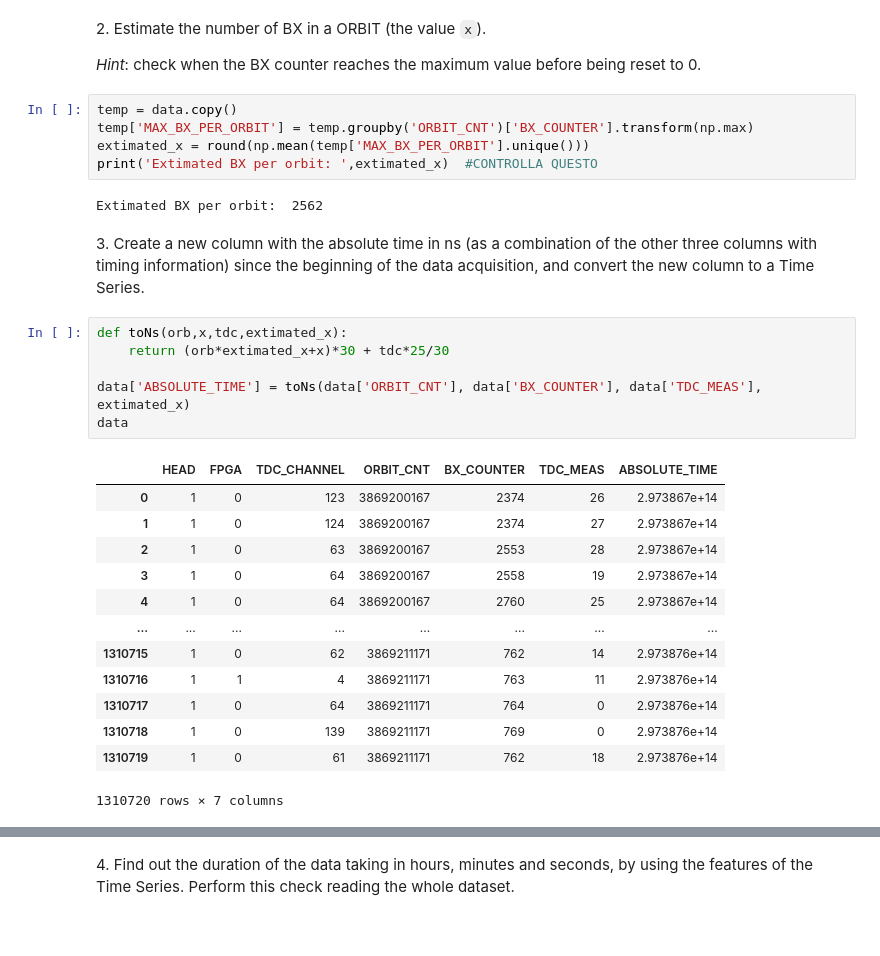
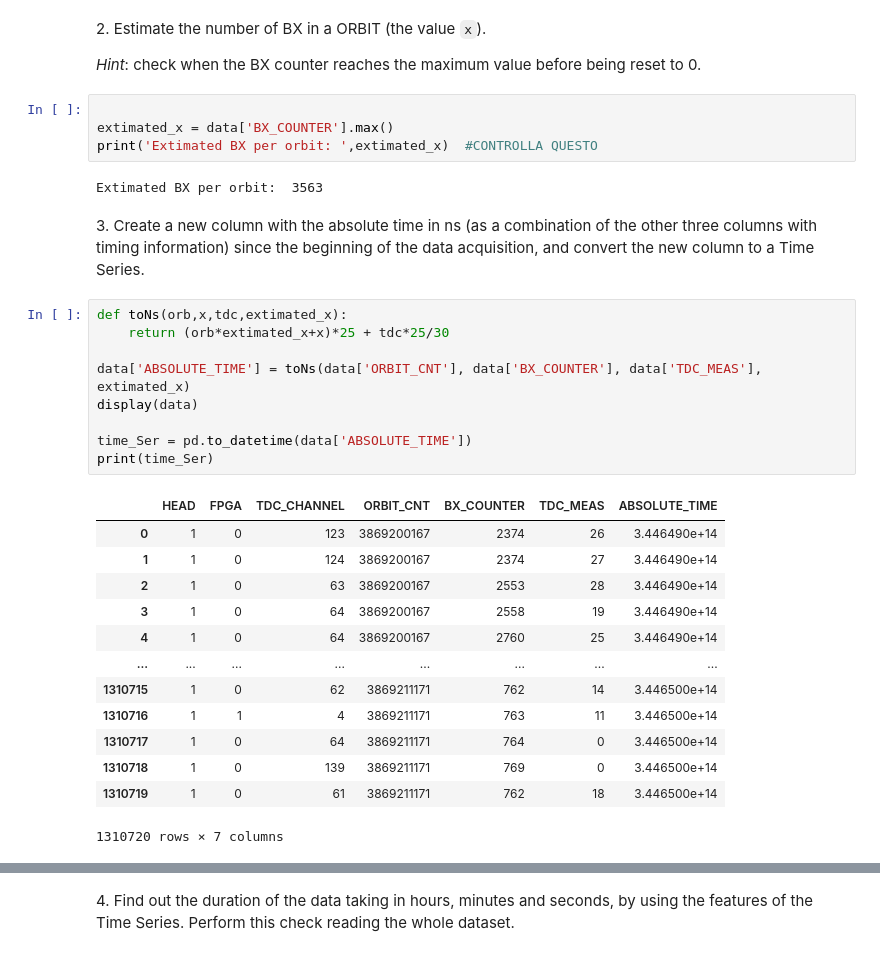
Before and after one commit to zucchett/ScientificComputingWithPython2022, a Jupyter notebook: 05ex_pandas.ipynb, the cells around one changed output, grey strips where cells are left out. Drawn from its saved outputs; the diff is of its cells as text.

```diff
--- a/05ex_pandas.ipynb
+++ b/05ex_pandas.ipynb
@@ -38,31 +38,33 @@ data
 
 *Hint*: check when the BX counter reaches the maximum value before being reset to 0.
 # %%
-temp = data.copy()
-temp['MAX_BX_PER_ORBIT'] = temp.groupby('ORBIT_CNT')['BX_COUNTER'].transform(np.max)
-extimated_x = round(np.mean(temp['MAX_BX_PER_ORBIT'].unique()))
+
+extimated_x = data['BX_COUNTER'].max()
 print('Extimated BX per orbit: ',extimated_x)  #CONTROLLA QUESTO
 # %% [output]
-Extimated BX per orbit:  2562
+Extimated BX per orbit:  3563
 # %% [markdown]
 3\. Create a new column with the absolute time in ns (as a combination of the other three columns with timing information) since the beginning of the data acquisition, and convert the new column to a Time Series.
 # %%
 def toNs(orb,x,tdc,extimated_x):
-    return (orb*extimated_x+x)*30 + tdc*25/30
+    return (orb*extimated_x+x)*25 + tdc*25/30
 
 data['ABSOLUTE_TIME'] = toNs(data['ORBIT_CNT'], data['BX_COUNTER'], data['TDC_MEAS'], extimated_x)
-data
+display(data)
+
+time_Ser = pd.to_datetime(data['ABSOLUTE_TIME'])
+print(time_Ser)
 # %% [output]
 |  | HEAD | FPGA | TDC_CHANNEL | ORBIT_CNT | BX_COUNTER | TDC_MEAS | ABSOLUTE_TIME |
-| 0 | 1 | 0 | 123 | 3869200167 | 2374 | 26 | 2.973867e+14 |
-| 1 | 1 | 0 | 124 | 3869200167 | 2374 | 27 | 2.973867e+14 |
-| 2 | 1 | 0 | 63 | 3869200167 | 2553 | 28 | 2.973867e+14 |
-| 3 | 1 | 0 | 64 | 3869200167 | 2558 | 19 | 2.973867e+14 |
-| 4 | 1 | 0 | 64 | 3869200167 | 2760 | 25 | 2.973867e+14 |
+| 0 | 1 | 0 | 123 | 3869200167 | 2374 | 26 | 3.446490e+14 |
+| 1 | 1 | 0 | 124 | 3869200167 | 2374 | 27 | 3.446490e+14 |
+| 2 | 1 | 0 | 63 | 3869200167 | 2553 | 28 | 3.446490e+14 |
+| 3 | 1 | 0 | 64 | 3869200167 | 2558 | 19 | 3.446490e+14 |
+| 4 | 1 | 0 | 64 | 3869200167 | 2760 | 25 | 3.446490e+14 |
 | ... | ... | ... | ... | ... | ... | ... | ... |
-| 1310715 | 1 | 0 | 62 | 3869211171 | 762 | 14 | 2.973876e+14 |
-| 1310716 | 1 | 1 | 4 | 3869211171 | 763 | 11 | 2.973876e+14 |
-| 1310717 | 1 | 0 | 64 | 3869211171 | 764 | 0 | 2.973876e+14 |
-| 1310718 | 1 | 0 | 139 | 3869211171 | 769 | 0 | 2.973876e+14 |
-| 1310719 | 1 | 0 | 61 | 3869211171 | 762 | 18 | 2.973876e+14 |
+| 1310715 | 1 | 0 | 62 | 3869211171 | 762 | 14 | 3.446500e+14 |
+| 1310716 | 1 | 1 | 4 | 3869211171 | 763 | 11 | 3.446500e+14 |
+| 1310717 | 1 | 0 | 64 | 3869211171 | 764 | 0 | 3.446500e+14 |
+| 1310718 | 1 | 0 | 139 | 3869211171 | 769 | 0 | 3.446500e+14 |
+| 1310719 | 1 | 0 | 61 | 3869211171 | 762 | 18 | 3.446500e+14 |
 1310720 rows × 7 columns
```
Also changed, not shown: parts of 3 cells of this notebook, 1 other file.
